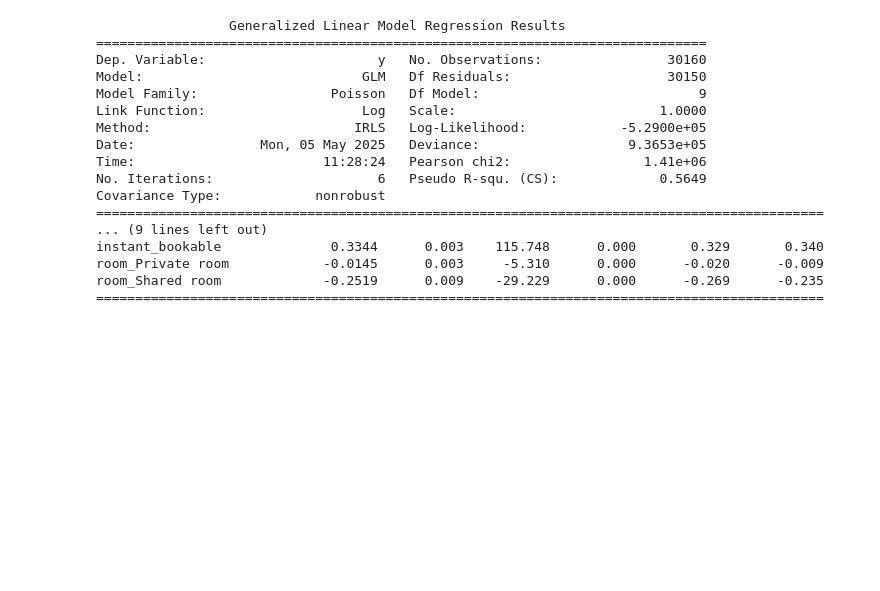
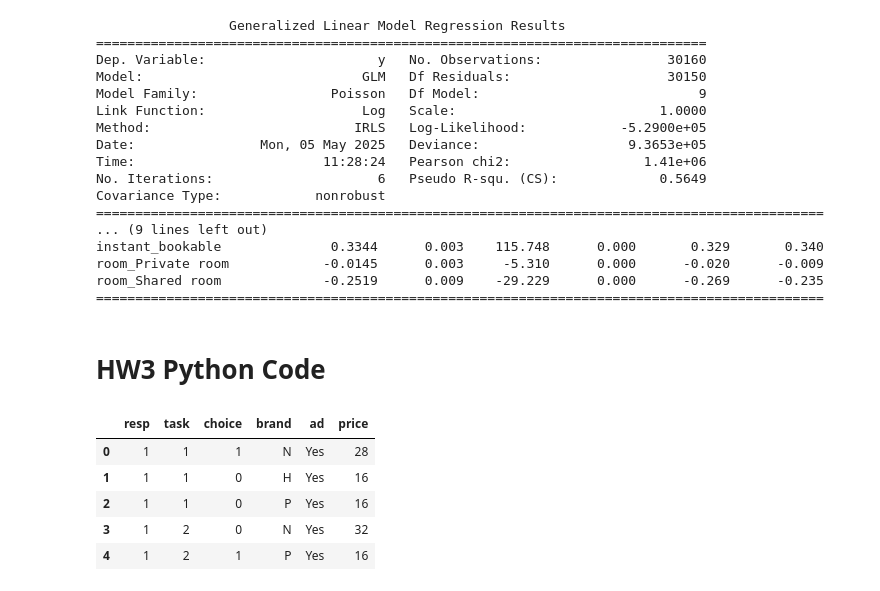
Before and after one commit to rsm-santentasoliveras/Sara-website, a Jupyter notebook: HW2/HW1_data.ipynb, the cells around one changed output. Saved outputs shown, nothing was run; the diff lists cells and outputs as text; code cells hidden in the pictures; blank space fills up the shorter version.

```diff
--- a/HW2/HW1_data.ipynb
+++ b/HW2/HW1_data.ipynb
@@ -355,3 +355,17 @@ instant_bookable              0.3344      0.003    115.748      0.000       0.32
 room_Private room            -0.0145      0.003     -5.310      0.000      -0.020      -0.009
 room_Shared room             -0.2519      0.009    -29.229      0.000      -0.269      -0.235
 =============================================================================================
+# %% [markdown]
+# HW3 Python Code
+# %%
+import pandas as pd
+
+df = pd.read_csv('conjoint_data.csv')
+df.head()
+# %% [output]
+|  | resp | task | choice | brand | ad | price |
+| 0 | 1 | 1 | 1 | N | Yes | 28 |
+| 1 | 1 | 1 | 0 | H | Yes | 16 |
+| 2 | 1 | 1 | 0 | P | Yes | 16 |
+| 3 | 1 | 2 | 0 | N | Yes | 32 |
+| 4 | 1 | 2 | 1 | P | Yes | 16 |
```
Also changed, not shown: parts of 5 cells of this notebook, 23 other files.
